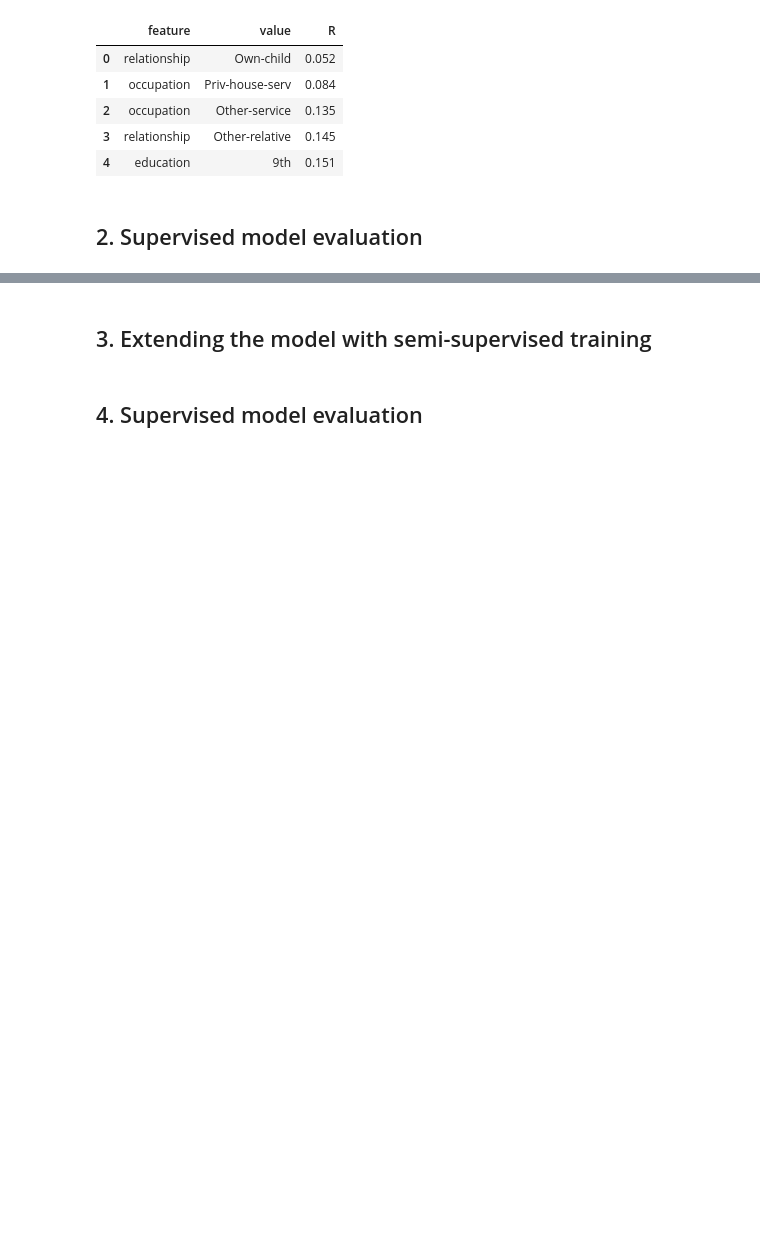
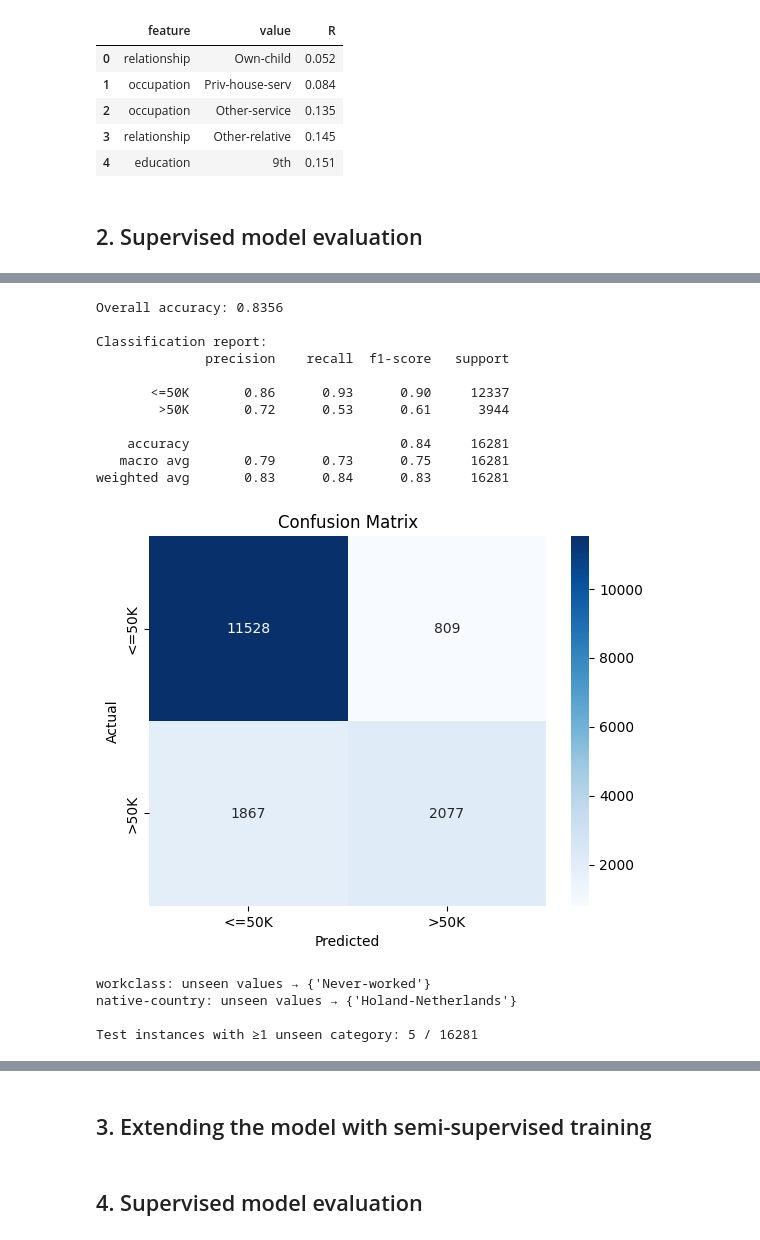
Before and after one commit to naynay-push-force/naive-bayes-classifier, a Jupyter notebook: nb_classif.ipynb, the cells around one changed output, grey strips where cells are left out. Saved outputs shown, nothing was run; the diff lists cells and outputs as text; code cells hidden in the pictures; blank space fills up the shorter version.

Commit message:
evaluate fitted model on test set using evaluation metrics, identify unseen values, and analyse confidence of predictions using posterior ratio

```diff
--- a/nb_classif.ipynb
+++ b/nb_classif.ipynb
@@ -140,7 +147,8 @@ class MixedNB:
         ll_gaus_per_feat = norm.logpdf(
             x=X_num[:, np.newaxis, :],
             loc=self.gnb_.theta_,
-            scale=np.sqrt(self.gnb_.var_))  # (N, n_classes, n_num_features)
+            scale=np.sqrt(self.gnb_.var_)
+        )  # (N, n_classes, n_num_features)
         ll_gaus = np.nan_to_num(ll_gaus_per_feat, nan=0.0).sum(axis=2)
 
         # Categorical log-likelihood: -1 (unseen) or NaN (missing)
@@ -303,3 +311,11 @@ Top 5 most predictive of <=50K (lowest R, i.e. strongly predicts low income):
 | 4 | education | 9th | 0.151 |
 # %% [markdown]
 ## 2. Supervised model evaluation
+# %%
+# Q2 preprocessing: split test set, keep rows with missing values (handle at inference)
+y_test = adult_test[TARGET].map({'<=50K': 0, '>50K': 1})
+X_test = adult_test.drop(columns=TARGET)
+
+print(f"Test set: {X_test.shape[0]} instances")
+print(f"\nMissing values per feature:")
+print(X_test.isnull().sum()[X_test.isnull().sum() > 0])
@@ -305,0 +330,49 @@ Top 5 most predictive of <=50K (lowest R, i.e. strongly predicts low income):
+# %%
+# Q2.1: Predictions and evaluation
+
+y_pred = model.predict(X_test)
+
+print("Overall accuracy:", (y_pred == y_test.values).mean().round(4))
+print("\nClassification report:")
+print(classification_report(y_test, y_pred, target_names=['<=50K', '>50K']))
+
+cm = confusion_matrix(y_test, y_pred)
+sns.heatmap(pd.DataFrame(cm, index=['<=50K', '>50K'], columns=['<=50K', '>50K']),
+            annot=True, fmt='d', cmap='Blues')
+plt.ylabel('Actual')
+plt.xlabel('Predicted')
+plt.title('Confusion Matrix')
+plt.show()
+# %% [output]
+Overall accuracy: 0.8356
+
+Classification report:
+              precision    recall  f1-score   support
+
+       <=50K       0.86      0.93      0.90     12337
+        >50K       0.72      0.53      0.61      3944
+
+    accuracy                           0.84     16281
+   macro avg       0.79      0.73      0.75     16281
+weighted avg       0.83      0.84      0.83     16281
+[figure, added]
+# %%
+# Q2.2: Count test instances with at least one unseen category value
+unseen_mask = np.zeros(len(X_test), dtype=bool)
+
+for k, feat in enumerate(model.cat_feats_):
+    known_vals = set(model.encoder_.categories_[k])
+    test_vals = X_test[feat].dropna()
+    unseen_in_feat = ~test_vals.isin(known_vals)
+    unseen_mask[unseen_in_feat.index[unseen_in_feat]] = True
+
+    new_vals = set(test_vals[~test_vals.isin(known_vals)].unique())
+    if new_vals:
+        print(f"{feat}: unseen values → {new_vals}")
+
+print(f"\nTest instances with ≥1 unseen category: {unseen_mask.sum()} / {len(X_test)}")
+# %% [output]
+workclass: unseen values → {'Never-worked'}
+native-country: unseen values → {'Holand-Netherlands'}
+
+Test instances with ≥1 unseen category: 5 / 16281
```
Also changed, not shown: parts of 4 cells of this notebook.
